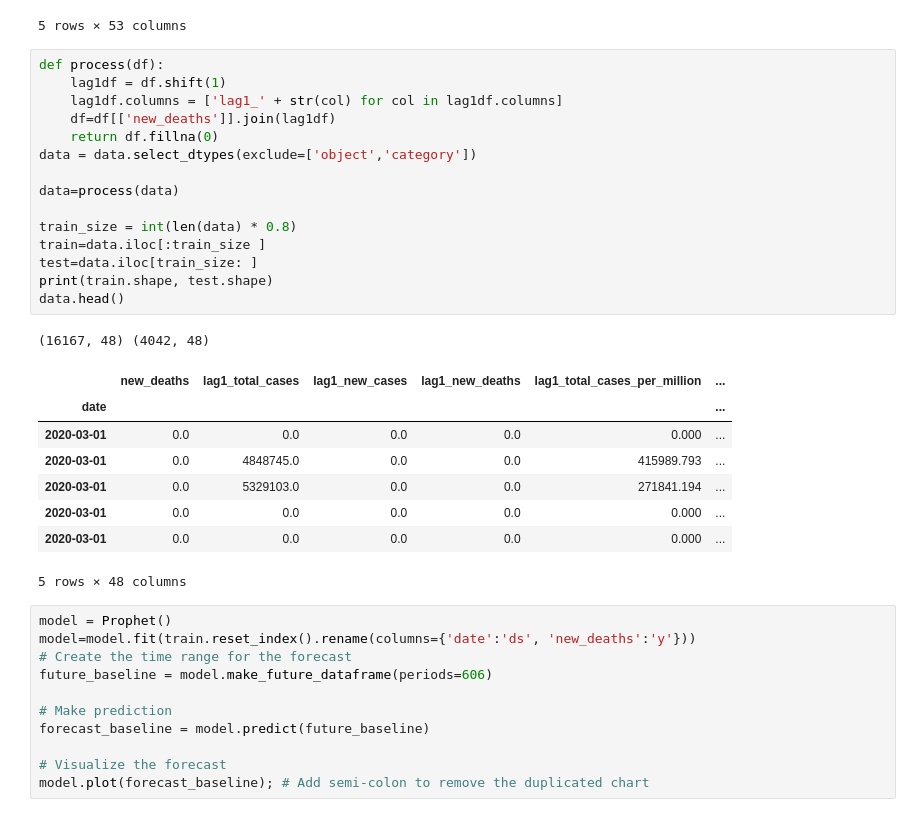
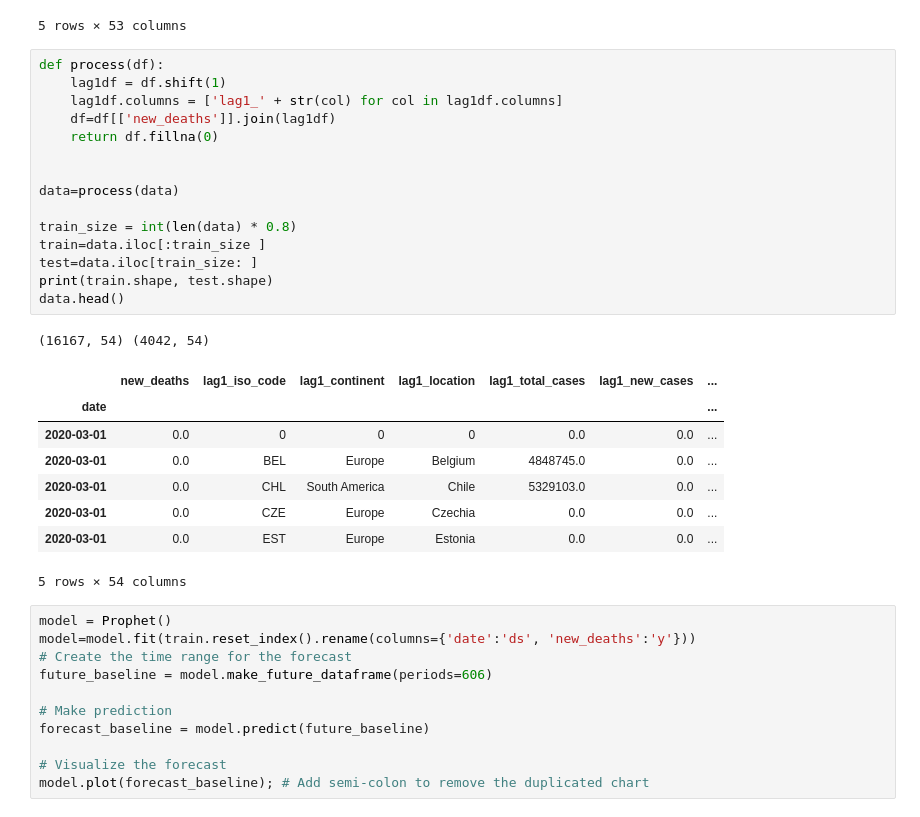
Before and after one commit to y-ginther/DS-Capstone, a Jupyter notebook: PROPHETM_a.ipynb, the cells around one changed output. Drawn from its saved outputs; the diff is of its cells as text.

```diff
--- a/PROPHETM_a.ipynb
+++ b/PROPHETM_a.ipynb
@@ -51,28 +51,28 @@ data.head()
 # %%
 def process(df):
     lag1df = df.shift(1)
     lag1df.columns = ['lag1_' + str(col) for col in lag1df.columns]
     df=df[['new_deaths']].join(lag1df)
     return df.fillna(0)
-data = data.select_dtypes(exclude=['object','category'])
+
 
 data=process(data)
 
 train_size = int(len(data) * 0.8)
 train=data.iloc[:train_size ]
 test=data.iloc[train_size: ]
 print(train.shape, test.shape)
 data.head()
 # %% [output]
-(16167, 48) (4042, 48)
+(16167, 54) (4042, 54)
-|  | new_deaths | lag1_total_cases | lag1_new_cases | lag1_new_deaths | lag1_total_cases_per_million | ... |
-| date |  |  |  |  |  | ... |
-| 2020-03-01 | 0.0 | 0.0 | 0.0 | 0.0 | 0.000 | ... |
-| 2020-03-01 | 0.0 | 4848745.0 | 0.0 | 0.0 | 415989.793 | ... |
-| 2020-03-01 | 0.0 | 5329103.0 | 0.0 | 0.0 | 271841.194 | ... |
-| 2020-03-01 | 0.0 | 0.0 | 0.0 | 0.0 | 0.000 | ... |
-| 2020-03-01 | 0.0 | 0.0 | 0.0 | 0.0 | 0.000 | ... |
+|  | new_deaths | lag1_iso_code | lag1_continent | lag1_location | lag1_total_cases | lag1_new_cases | ... |
+| date |  |  |  |  |  |  | ... |
+| 2020-03-01 | 0.0 | 0 | 0 | 0 | 0.0 | 0.0 | ... |
+| 2020-03-01 | 0.0 | BEL | Europe | Belgium | 4848745.0 | 0.0 | ... |
+| 2020-03-01 | 0.0 | CHL | South America | Chile | 5329103.0 | 0.0 | ... |
+| 2020-03-01 | 0.0 | CZE | Europe | Czechia | 0.0 | 0.0 | ... |
+| 2020-03-01 | 0.0 | EST | Europe | Estonia | 0.0 | 0.0 | ... |
-5 rows × 48 columns
+5 rows × 54 columns
 # %%
 model = Prophet()
 model=model.fit(train.reset_index().rename(columns={'date':'ds', 'new_deaths':'y'}))
```
Also changed, not shown: parts of 1 cell of this notebook, 3 other files.
